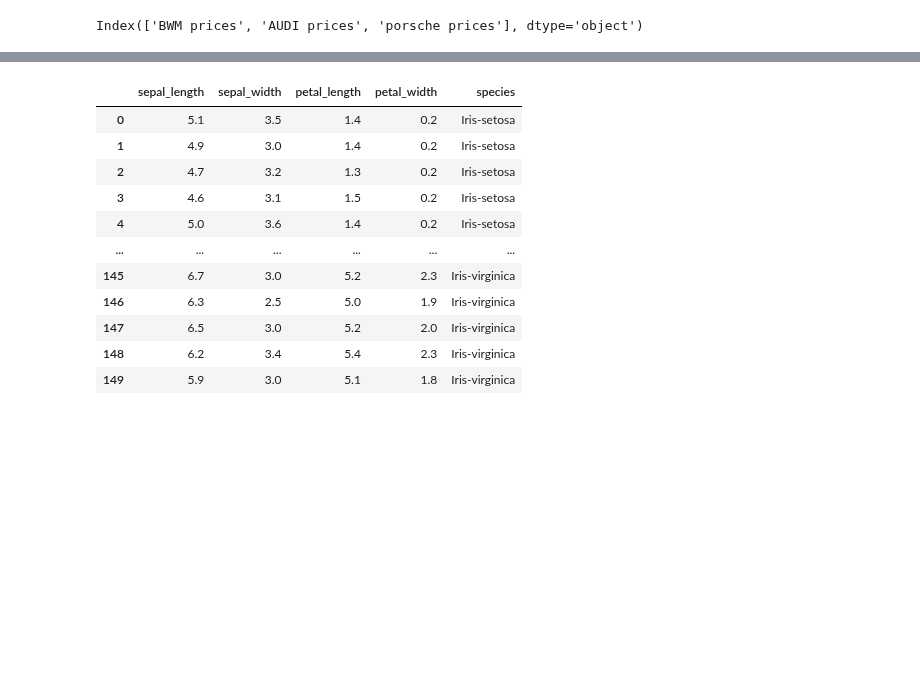
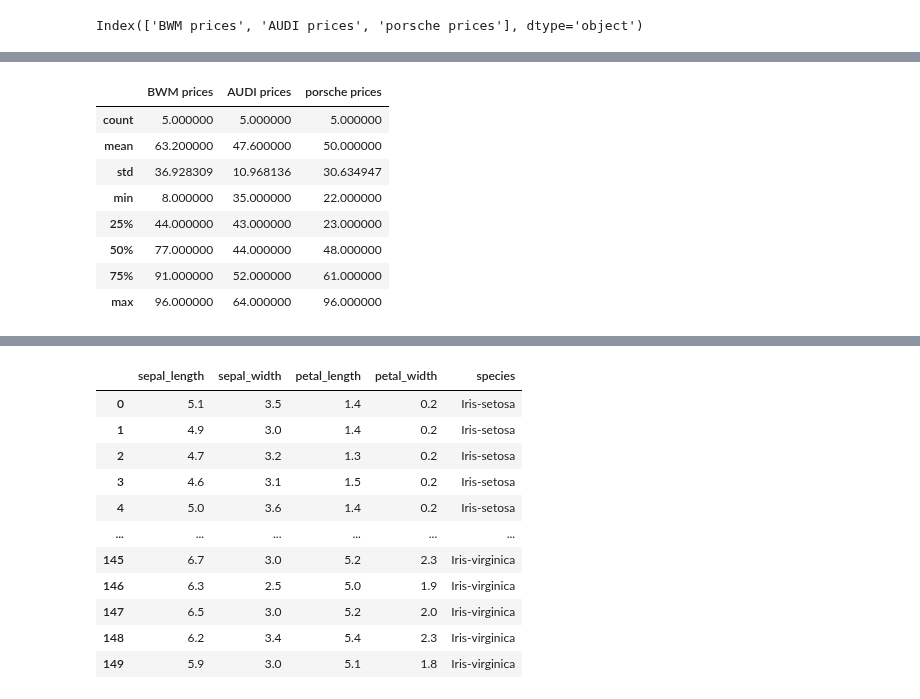
Before and after one commit to aryangulati/Python_Code, a Jupyter notebook: 2.)PYTHON_BASICS/PYTHON Pandas/Pandas.ipynb, the cells around one changed output, grey strips where cells are left out. Cells and saved outputs as stored; diff of their text form; code cells hidden in the pictures; blank space fills up the shorter version.

```diff
--- a/2.)PYTHON_BASICS/PYTHON Pandas/Pandas.ipynb
+++ b/2.)PYTHON_BASICS/PYTHON Pandas/Pandas.ipynb
@@ -47,0 +49,12 @@ mydata
+# %%
+mydata.describe() #it describe the data
+# %% [output]
+|  | BWM prices | AUDI prices | porsche prices |
+| count | 5.000000 | 5.000000 | 5.000000 |
+| mean | 63.200000 | 47.600000 | 50.000000 |
+| std | 36.928309 | 10.968136 | 30.634947 |
+| min | 8.000000 | 35.000000 | 22.000000 |
+| 25% | 44.000000 | 43.000000 | 23.000000 |
+| 50% | 77.000000 | 44.000000 | 48.000000 |
+| 75% | 91.000000 | 52.000000 | 61.000000 |
+| max | 96.000000 | 64.000000 | 96.000000 |
```
Also changed, not shown: parts of 14 cells of this notebook, 3 other files.
